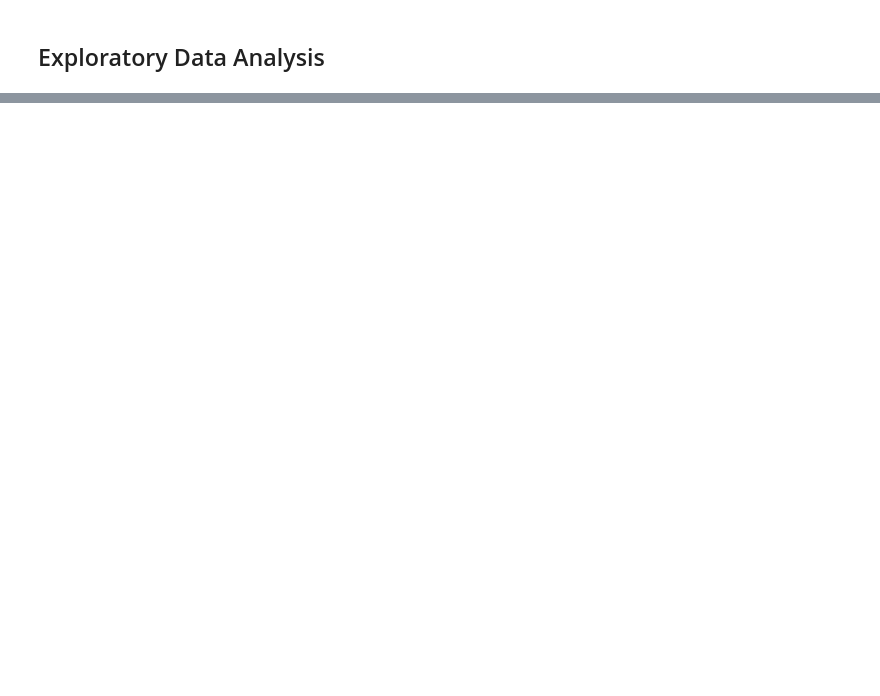
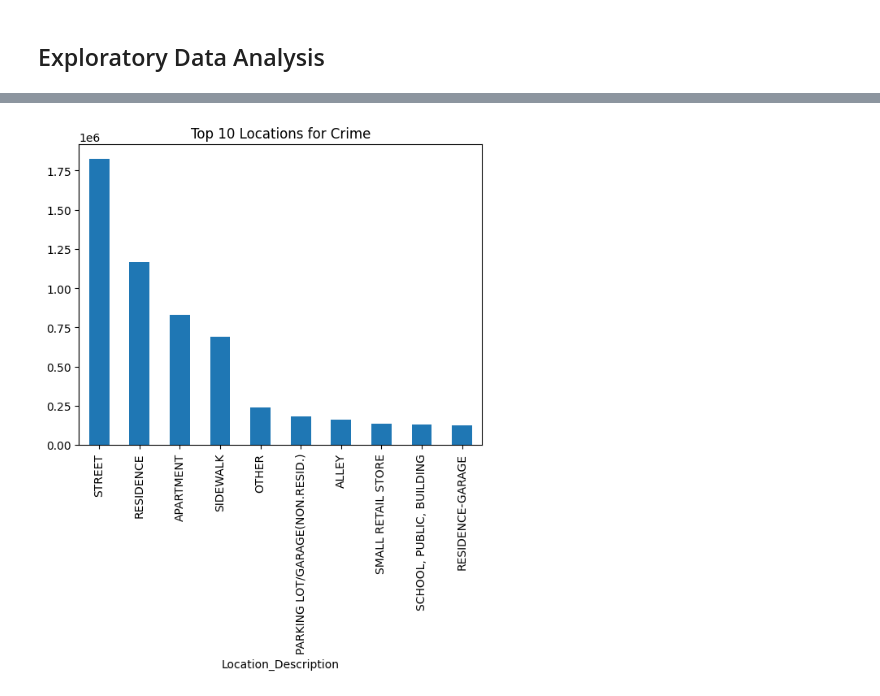
Before and after one commit to KudoroEsther/all_tasks, a Jupyter notebook: Week_8_Tasks/Task19_Chicago_Crime.ipynb, the cells around one changed output, grey strips where cells are left out. Cells and saved outputs as stored; diff of their text form; code cells hidden in the pictures; blank space fills up the shorter version.

```diff
--- a/Week_8_Tasks/Task19_Chicago_Crime.ipynb
+++ b/Week_8_Tasks/Task19_Chicago_Crime.ipynb
@@ -146,0 +186,4 @@ df.shape
+# %%
+# top locations where incidents occur
+locations = df["Location_Description"].value_counts().head(10)
+print(f"Top ten locations where crimes occur: \n{locations}")
@@ -146,0 +204,5 @@ df.shape
+# %%
+locations.plot(kind='bar', x = "Location", y= "Frequency",title="Top 10 Locations for Crime")
+plt.show()
+# %% [output]
+[figure, added]
```
Also changed, not shown: parts of 6 cells of this notebook.
